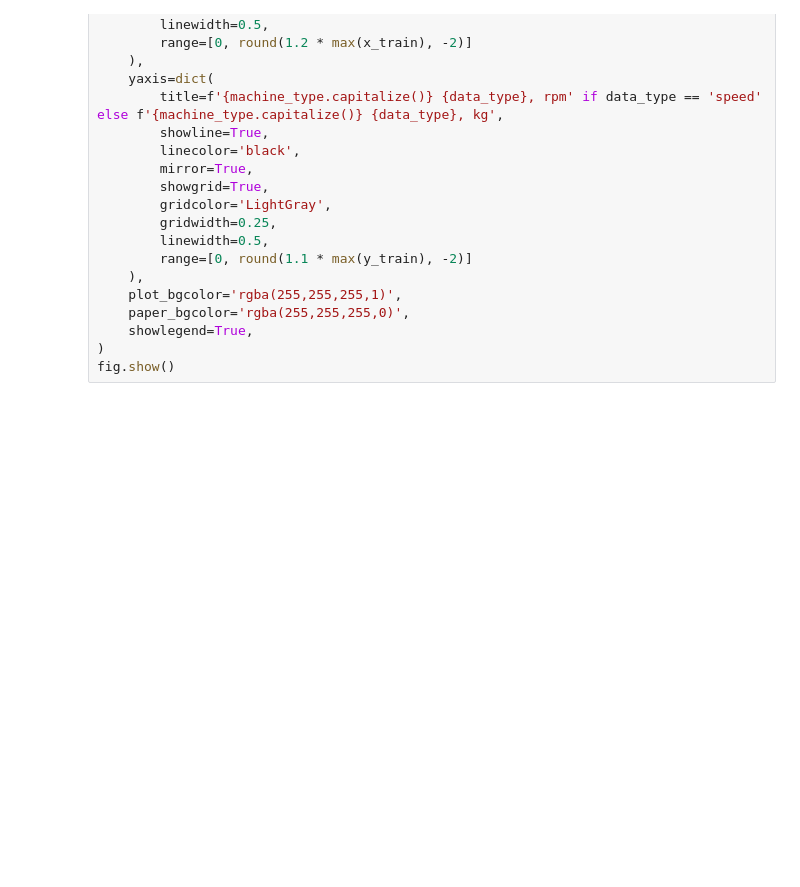
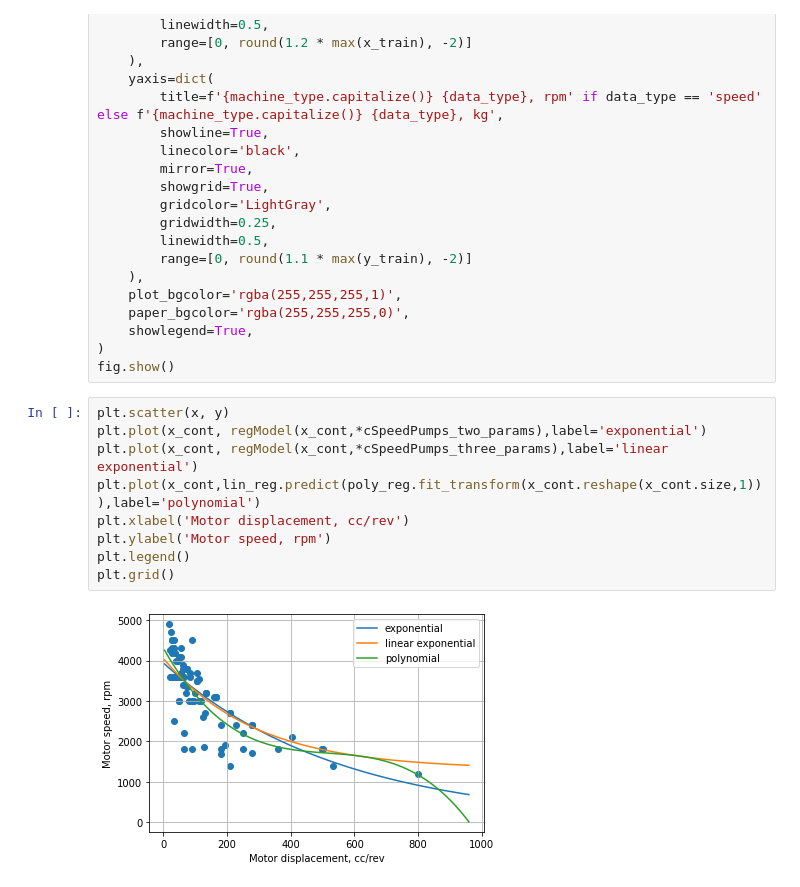
Before and after one commit to ivanokhotnikov/effmap, a Jupyter notebook: Notebooks/regmodels.ipynb, the cells around one changed output. Cells and saved outputs as stored; diff of their text form; blank space fills up the shorter version.

```diff
--- a/Notebooks/regmodels.ipynb
+++ b/Notebooks/regmodels.ipynb
@@ -130,3 +130,14 @@ fig.update_layout(
     showlegend=True,
 )
 fig.show()
+# %%
+plt.scatter(x, y)
+plt.plot(x_cont, regModel(x_cont,*cSpeedPumps_two_params),label='exponential')
+plt.plot(x_cont, regModel(x_cont,*cSpeedPumps_three_params),label='linear exponential')
+plt.plot(x_cont,lin_reg.predict(poly_reg.fit_transform(x_cont.reshape(x_cont.size,1))),label='polynomial')
+plt.xlabel('Motor displacement, cc/rev')
+plt.ylabel('Motor speed, rpm')
+plt.legend()
+plt.grid()
+# %% [output]
+[figure, added]
```
Also changed, not shown: 1 other file.
